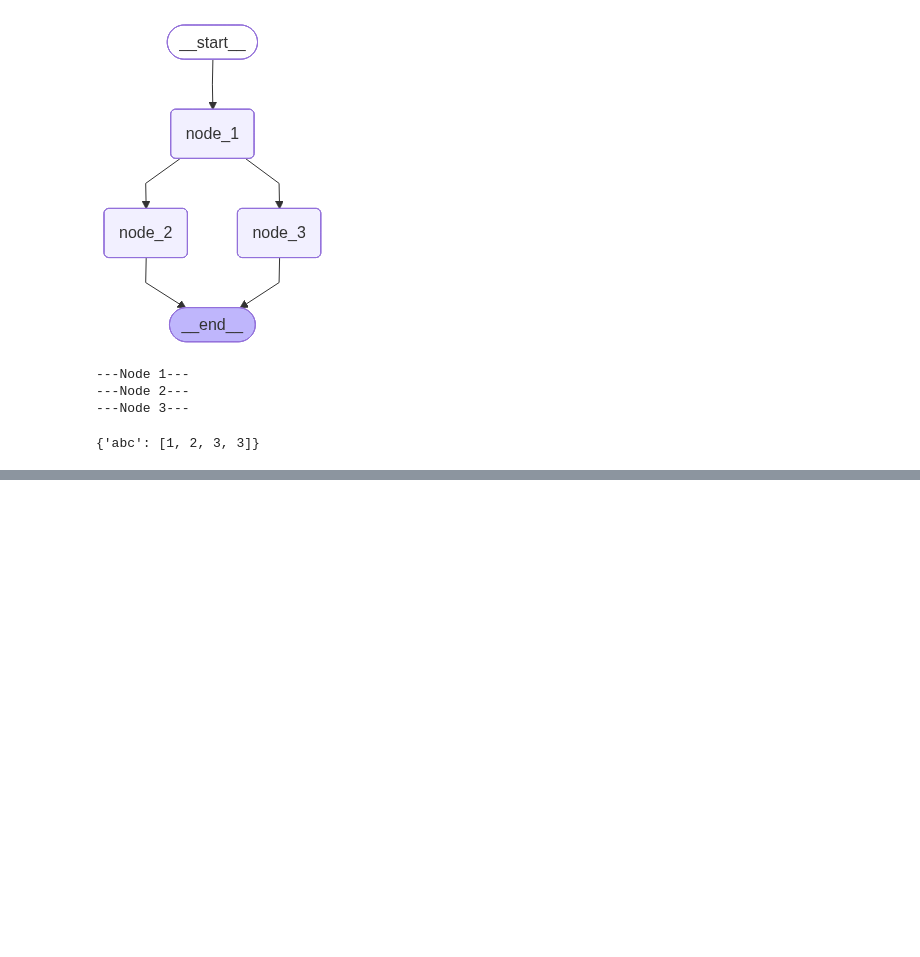
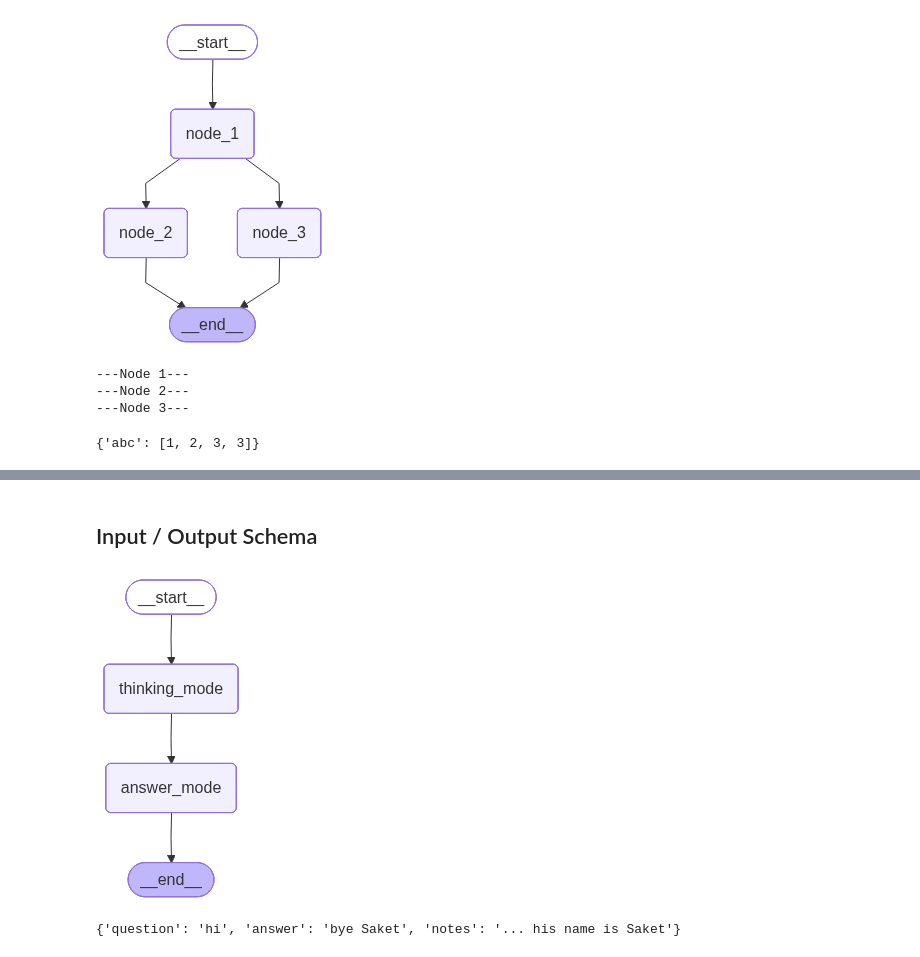
Before and after one commit to SaketMunda/langchain-atoz, a Jupyter notebook: langgraph/module-2/practice/state-schema-reducers.ipynb, the cells around one changed output, grey strips where cells are left out. Saved outputs shown, nothing was run; the diff lists cells and outputs as text; code cells hidden in the pictures; blank space fills up the shorter version.

```diff
--- a/langgraph/module-2/practice/state-schema-reducers.ipynb
+++ b/langgraph/module-2/practice/state-schema-reducers.ipynb
@@ -347,0 +531,32 @@ graph.invoke({"abc": [1]})
+# %% [markdown]
+## Input / Output Schema
+# %%
+class OverallState(TypedDict):
+    question: str
+    answer: str
+    notes: str
+
+
+def thinking_mode(state: OverallState):
+    return {"answer": "bye", "notes": "... his name is Saket"}
+
+def answer_mode(state: OverallState):
+    return {"answer": "bye Saket"}
+
+
+graph = StateGraph(OverallState)
+graph.add_node("answer_mode", answer_mode)
+graph.add_node("thinking_mode", thinking_mode)
+graph.add_edge(START, "thinking_mode")
+graph.add_edge("thinking_mode", "answer_mode")
+graph.add_edge("answer_mode", END)
+
+graph = graph.compile()
+
+display(Image(graph.get_graph().draw_mermaid_png()))
+# %% [output]
+[figure, added]
+# %%
+graph.invoke({"question": "hi"})
+# %% [output]
+{'question': 'hi', 'answer': 'bye Saket', 'notes': '... his name is Saket'}
```
Also changed, not shown: parts of 17 cells of this notebook.
